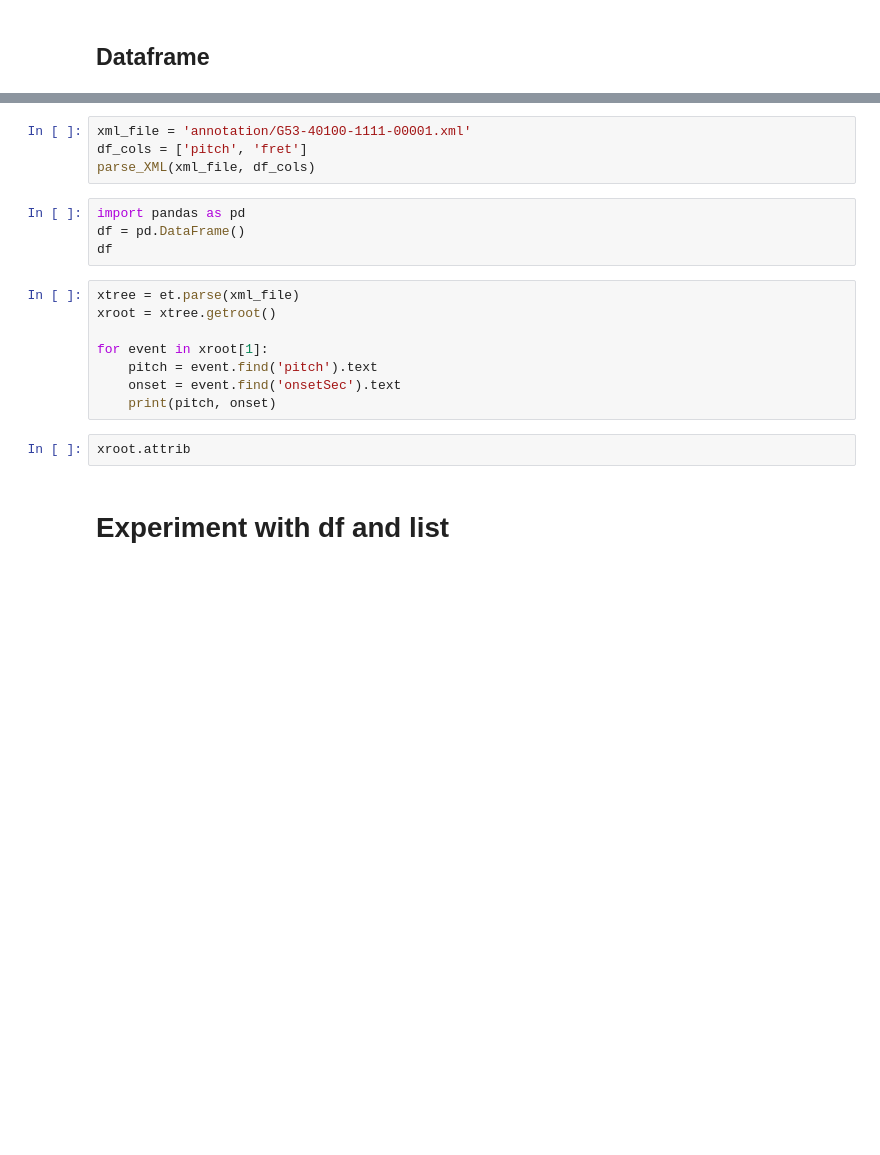
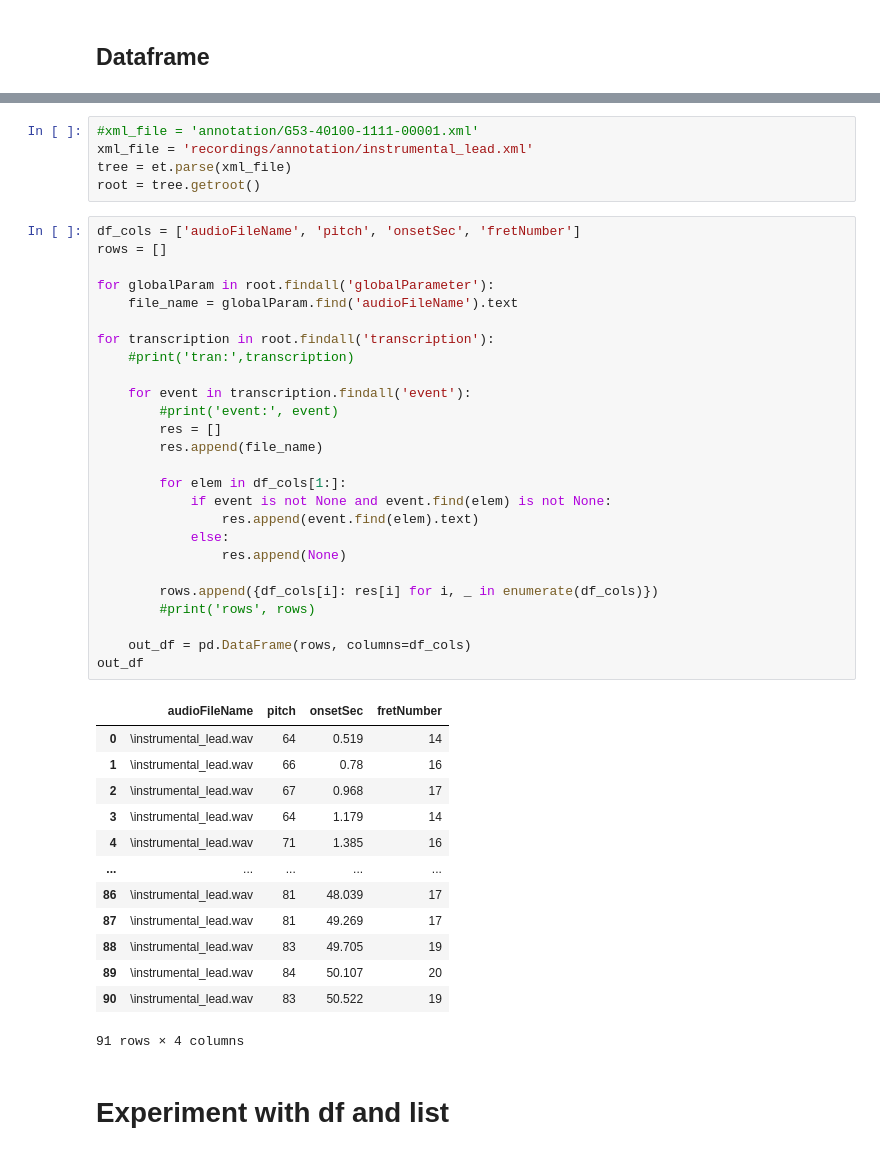
Before and after one commit to deiruch/AMt, a Jupyter notebook: AMt.ipynb, the cells around one changed output, grey strips where cells are left out. Drawn from its saved outputs; the diff is of its cells as text; blank space fills up the shorter version.

Commit message:
dict to panda update

```diff
--- a/AMt.ipynb
+++ b/AMt.ipynb
@@ -183,21 +152,48 @@ def parse_XML(xml_file, df_cols):
-# %%
-xml_file = 'annotation/G53-40100-1111-00001.xml'
-df_cols = ['pitch', 'fret']
-parse_XML(xml_file, df_cols)
-# %%
-import pandas as pd
-df = pd.DataFrame()
-df
-# %%
-xtree = et.parse(xml_file)
-xroot = xtree.getroot()
-
-for event in xroot[1]:
-    pitch = event.find('pitch').text
-    onset = event.find('onsetSec').text
-    print(pitch, onset)
-# %%
-xroot.attrib
+# %%
+#xml_file = 'annotation/G53-40100-1111-00001.xml'
+xml_file = 'recordings/annotation/instrumental_lead.xml'
+tree = et.parse(xml_file)
+root = tree.getroot()
+# %%
+df_cols = ['audioFileName', 'pitch', 'onsetSec', 'fretNumber']
+rows = []
+
+for globalParam in root.findall('globalParameter'):
+    file_name = globalParam.find('audioFileName').text
+
+for transcription in root.findall('transcription'):
+    #print('tran:',transcription)
+
+    for event in transcription.findall('event'):
+        #print('event:', event)
+        res = []
+        res.append(file_name)
+
+        for elem in df_cols[1:]:
+            if event is not None and event.find(elem) is not None:
+                res.append(event.find(elem).text)
+            else:
+                res.append(None)
+
+        rows.append({df_cols[i]: res[i] for i, _ in enumerate(df_cols)})
+        #print('rows', rows)
+
+    out_df = pd.DataFrame(rows, columns=df_cols)
+out_df
+# %% [output]
+|  | audioFileName | pitch | onsetSec | fretNumber |
+| 0 | \instrumental_lead.wav | 64 | 0.519 | 14 |
+| 1 | \instrumental_lead.wav | 66 | 0.78 | 16 |
+| 2 | \instrumental_lead.wav | 67 | 0.968 | 17 |
+| 3 | \instrumental_lead.wav | 64 | 1.179 | 14 |
+| 4 | \instrumental_lead.wav | 71 | 1.385 | 16 |
+| ... | ... | ... | ... | ... |
+| 86 | \instrumental_lead.wav | 81 | 48.039 | 17 |
+| 87 | \instrumental_lead.wav | 81 | 49.269 | 17 |
+| 88 | \instrumental_lead.wav | 83 | 49.705 | 19 |
+| 89 | \instrumental_lead.wav | 84 | 50.107 | 20 |
+| 90 | \instrumental_lead.wav | 83 | 50.522 | 19 |
+91 rows × 4 columns
 # %% [markdown]
 # Experiment with df and list
 # %%
```
Also changed, not shown: parts of 4 cells of this notebook, 7 other files.
